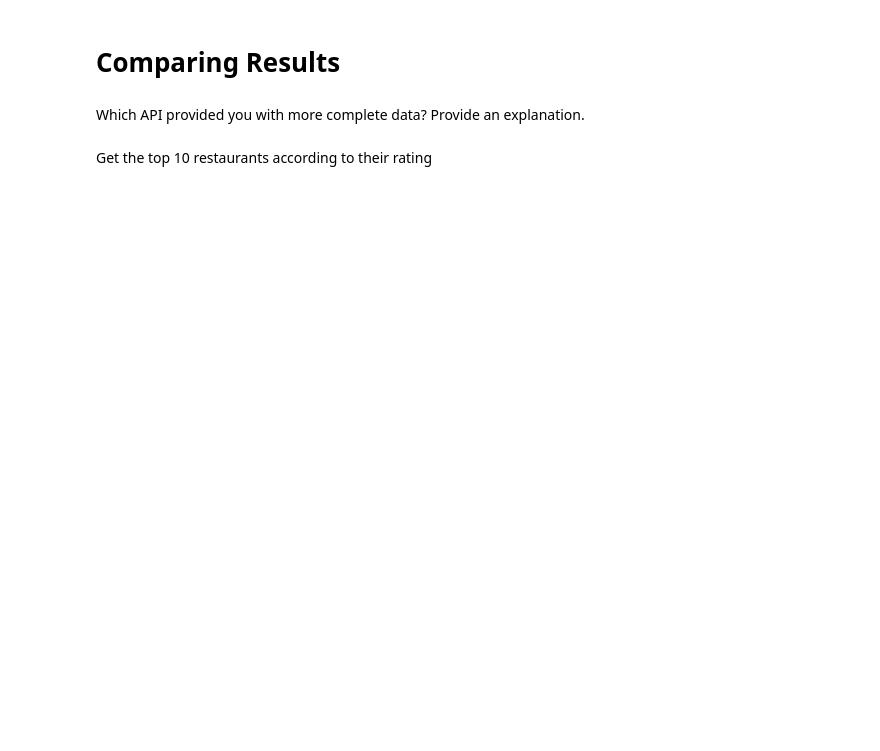
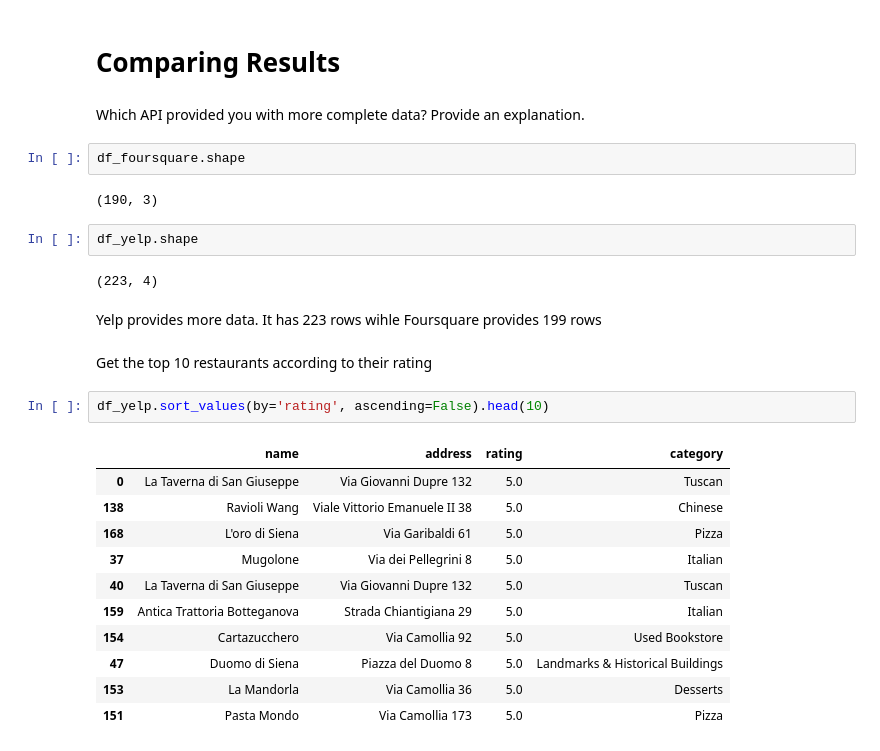
Before and after one commit to thonglamhai/statistical_modelling, a Jupyter notebook: notebooks/yelp_foursquare_EDA.ipynb, the cells around one changed output. Cells and saved outputs as stored; diff of their text form; blank space fills up the shorter version.

```diff
--- a/notebooks/yelp_foursquare_EDA.ipynb
+++ b/notebooks/yelp_foursquare_EDA.ipynb
@@ -135,5 +409,29 @@ Put your parsed results into a DataFrame
 # Comparing Results
 # %% [markdown]
 Which API provided you with more complete data? Provide an explanation.
+# %%
+df_foursquare.shape
+# %% [output]
+(190, 3)
+# %%
+df_yelp.shape
+# %% [output]
+(223, 4)
+# %% [markdown]
+Yelp provides more data. It has 223 rows wihle Foursquare provides 199 rows
 # %% [markdown]
 Get the top 10 restaurants according to their rating
+# %%
+df_yelp.sort_values(by='rating', ascending=False).head(10)
+# %% [output]
+|  | name | address | rating | category |
+| 0 | La Taverna di San Giuseppe | Via Giovanni Dupre 132 | 5.0 | Tuscan |
+| 138 | Ravioli Wang | Viale Vittorio Emanuele II 38 | 5.0 | Chinese |
+| 168 | L'oro di Siena | Via Garibaldi 61 | 5.0 | Pizza |
+| 37 | Mugolone | Via dei Pellegrini 8 | 5.0 | Italian |
+| 40 | La Taverna di San Giuseppe | Via Giovanni Dupre 132 | 5.0 | Tuscan |
+| 159 | Antica Trattoria Botteganova | Strada Chiantigiana 29 | 5.0 | Italian |
+| 154 | Cartazucchero | Via Camollia 92 | 5.0 | Used Bookstore |
+| 47 | Duomo di Siena | Piazza del Duomo 8 | 5.0 | Landmarks & Historical Buildings |
+| 153 | La Mandorla | Via Camollia 36 | 5.0 | Desserts |
+| 151 | Pasta Mondo | Via Camollia 173 | 5.0 | Pizza |
```
Also changed, not shown: parts of 6 cells of this notebook.
